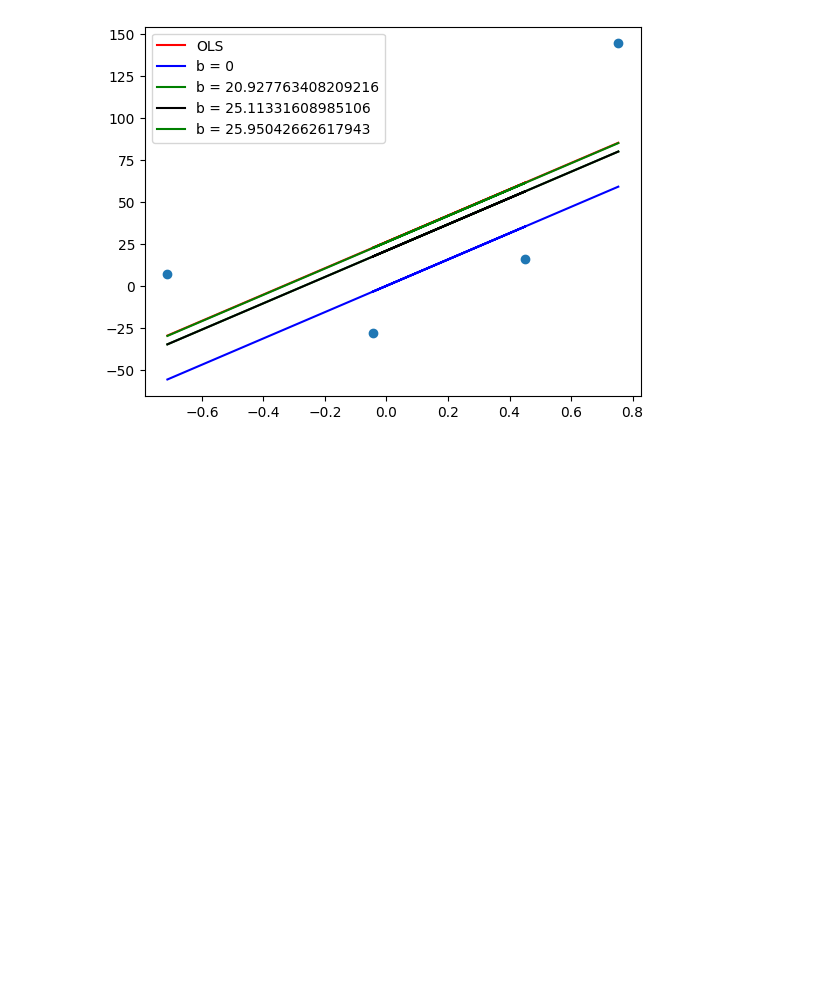
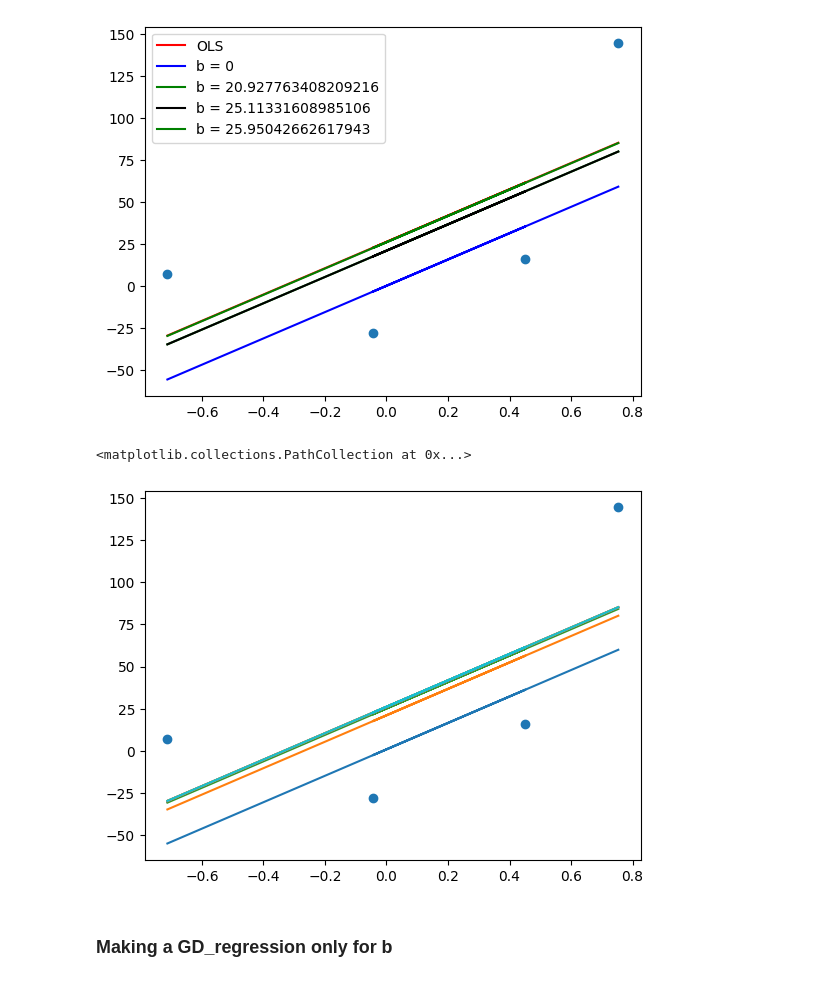
Before and after one commit to fuadh246/ML, a Jupyter notebook: Gradient_Descent/Gradient_Descent.ipynb, the cells around one changed output. Saved outputs shown, nothing was run; the diff lists cells and outputs as text; code cells hidden in the pictures; blank space fills up the shorter version.

```diff
--- a/Gradient_Descent/Gradient_Descent.ipynb
+++ b/Gradient_Descent/Gradient_Descent.ipynb
@@ -148,3 +148,25 @@ plt.legend()
 plt.show()
 # %% [output]
 [figure]
+# %%
+# now using epochs or loop
+
+b = -100
+m = 78.35
+learning_rate = 0.1
+epochs = 10
+
+for i in range(epochs):
+    loss_slope = -2 * np.sum(y - m * X.ravel() -b)
+    b = b -  (learning_rate * loss_slope)
+
+    y_pred = m * X + b
+
+    plt.plot(X,y_pred)
+
+plt.scatter(X,y)
+# %% [output]
+<matplotlib.collections.PathCollection at 0x...>
+[figure, added]
+# %% [markdown]
+### Making a GD_regression only for b
```
Also changed, not shown: parts of 8 cells of this notebook.
